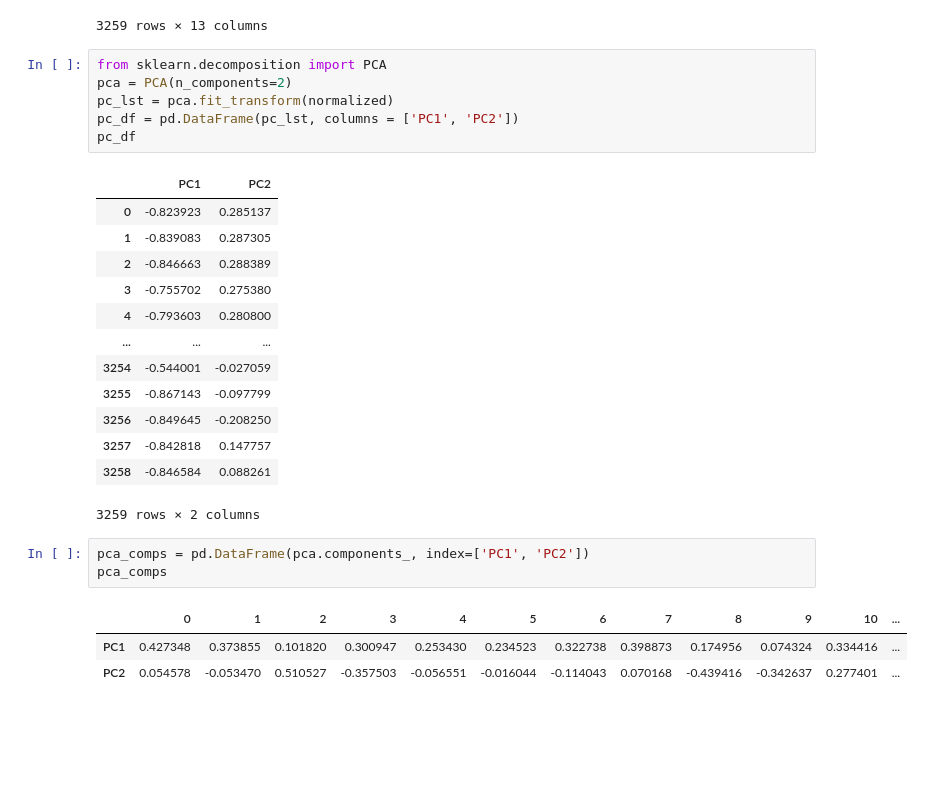
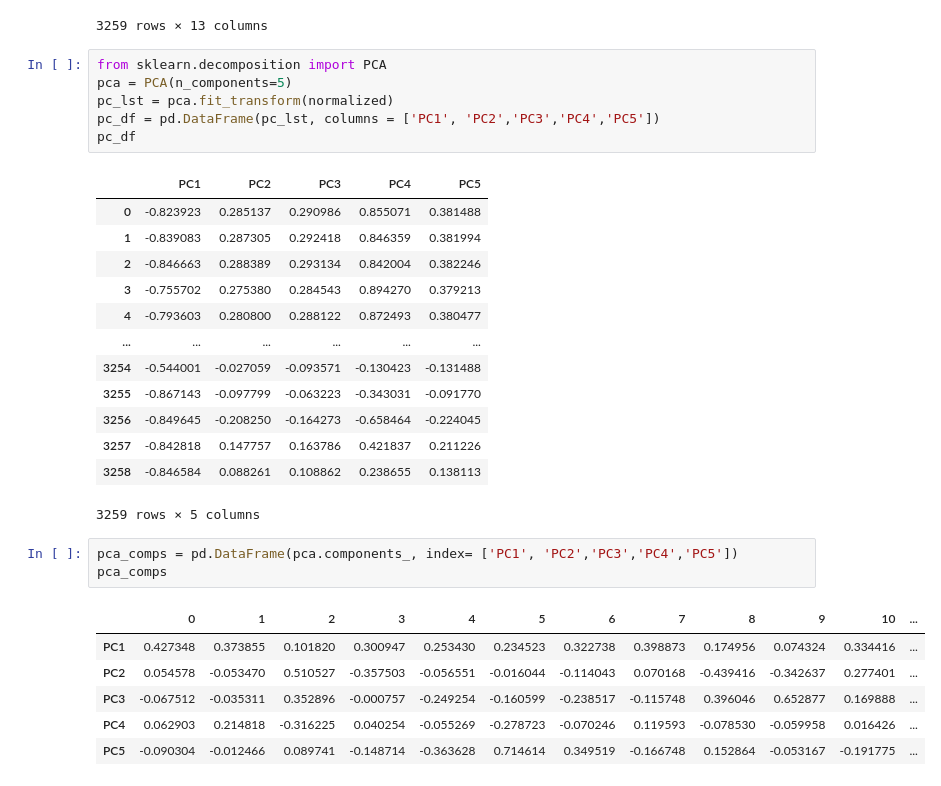
Before and after one commit to cynthiaWEpicCoder/MCM, a Jupyter notebook: PCA.ipynb, the cells around one changed output. Drawn from its saved outputs; the diff is of its cells as text; blank space fills up the shorter version.

```diff
--- a/PCA.ipynb
+++ b/PCA.ipynb
@@ -57,28 +57,31 @@ normalized
 3259 rows × 13 columns
 # %%
 from sklearn.decomposition import PCA
-pca = PCA(n_components=2)
+pca = PCA(n_components=5)
 pc_lst = pca.fit_transform(normalized)
-pc_df = pd.DataFrame(pc_lst, columns = ['PC1', 'PC2'])
+pc_df = pd.DataFrame(pc_lst, columns = ['PC1', 'PC2','PC3','PC4','PC5'])
 pc_df
 # %% [output]
-|  | PC1 | PC2 |
-| 0 | -0.823923 | 0.285137 |
-| 1 | -0.839083 | 0.287305 |
-| 2 | -0.846663 | 0.288389 |
-| 3 | -0.755702 | 0.275380 |
-| 4 | -0.793603 | 0.280800 |
-| ... | ... | ... |
-| 3254 | -0.544001 | -0.027059 |
-| 3255 | -0.867143 | -0.097799 |
-| 3256 | -0.849645 | -0.208250 |
-| 3257 | -0.842818 | 0.147757 |
-| 3258 | -0.846584 | 0.088261 |
+|  | PC1 | PC2 | PC3 | PC4 | PC5 |
+| 0 | -0.823923 | 0.285137 | 0.290986 | 0.855071 | 0.381488 |
+| 1 | -0.839083 | 0.287305 | 0.292418 | 0.846359 | 0.381994 |
+| 2 | -0.846663 | 0.288389 | 0.293134 | 0.842004 | 0.382246 |
+| 3 | -0.755702 | 0.275380 | 0.284543 | 0.894270 | 0.379213 |
+| 4 | -0.793603 | 0.280800 | 0.288122 | 0.872493 | 0.380477 |
+| ... | ... | ... | ... | ... | ... |
+| 3254 | -0.544001 | -0.027059 | -0.093571 | -0.130423 | -0.131488 |
+| 3255 | -0.867143 | -0.097799 | -0.063223 | -0.343031 | -0.091770 |
+| 3256 | -0.849645 | -0.208250 | -0.164273 | -0.658464 | -0.224045 |
+| 3257 | -0.842818 | 0.147757 | 0.163786 | 0.421837 | 0.211226 |
+| 3258 | -0.846584 | 0.088261 | 0.108862 | 0.238655 | 0.138113 |
-3259 rows × 2 columns
+3259 rows × 5 columns
 # %%
-pca_comps = pd.DataFrame(pca.components_, index=['PC1', 'PC2'])
+pca_comps = pd.DataFrame(pca.components_, index= ['PC1', 'PC2','PC3','PC4','PC5'])
 pca_comps
 # %% [output]
 |  | 0 | 1 | 2 | 3 | 4 | 5 | 6 | 7 | 8 | 9 | 10 | ... |
 | PC1 | 0.427348 | 0.373855 | 0.101820 | 0.300947 | 0.253430 | 0.234523 | 0.322738 | 0.398873 | 0.174956 | 0.074324 | 0.334416 | ... |
 | PC2 | 0.054578 | -0.053470 | 0.510527 | -0.357503 | -0.056551 | -0.016044 | -0.114043 | 0.070168 | -0.439416 | -0.342637 | 0.277401 | ... |
+| PC3 | -0.067512 | -0.035311 | 0.352896 | -0.000757 | -0.249254 | -0.160599 | -0.238517 | -0.115748 | 0.396046 | 0.652877 | 0.169888 | ... |
+| PC4 | 0.062903 | 0.214818 | -0.316225 | 0.040254 | -0.055269 | -0.278723 | -0.070246 | 0.119593 | -0.078530 | -0.059958 | 0.016426 | ... |
+| PC5 | -0.090304 | -0.012466 | 0.089741 | -0.148714 | -0.363628 | 0.714614 | 0.349519 | -0.166748 | 0.152864 | -0.053167 | -0.191775 | ... |
```
Also changed, not shown: parts of 2 cells of this notebook.
